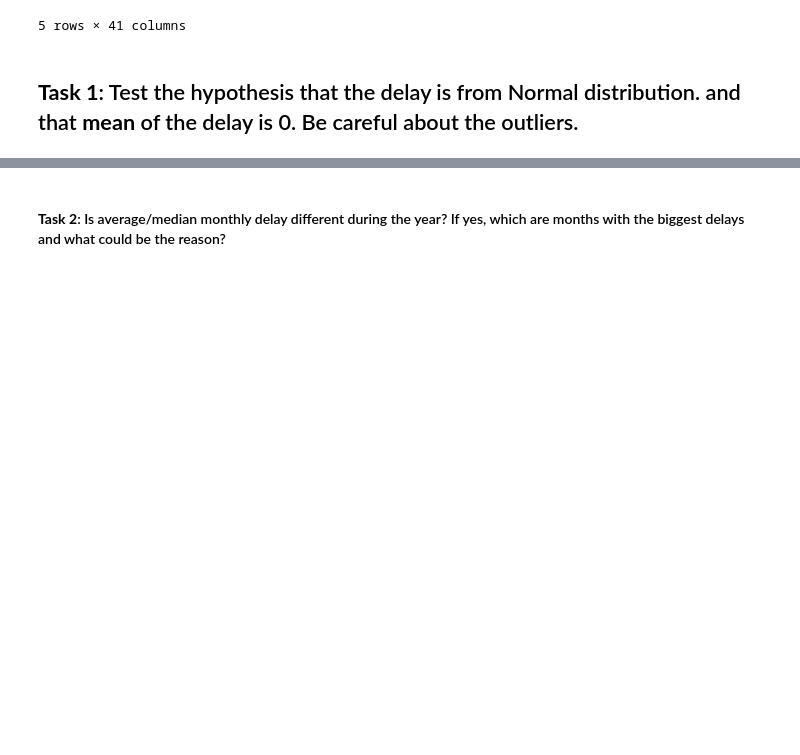
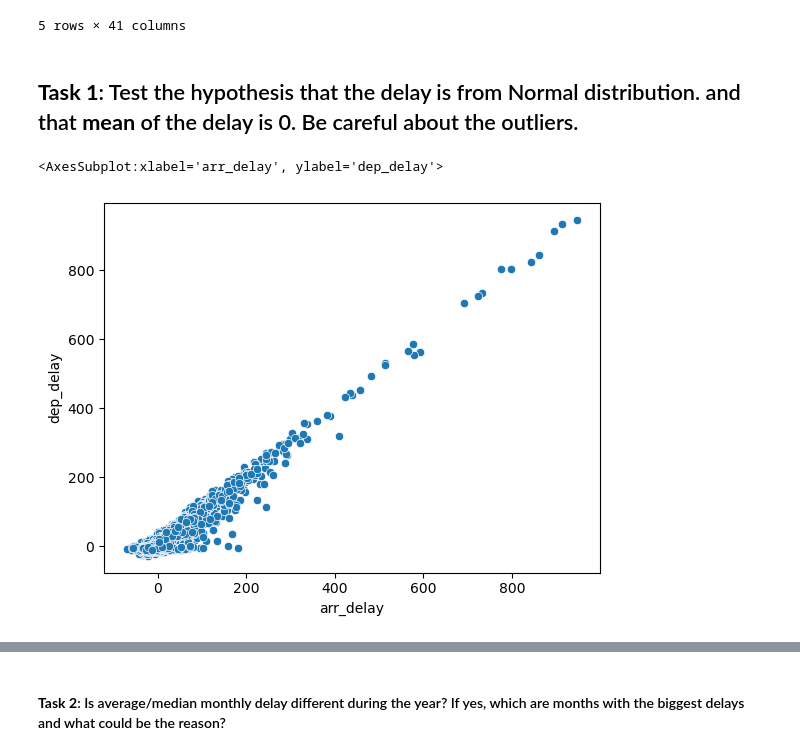
Before and after one commit to BRCanada/Flight-Delay-Prediction, a Jupyter notebook: Flight_Data_Exploration_BR.ipynb, the cells around one changed output, grey strips where cells are left out. Cells and saved outputs as stored; diff of their text form; code cells hidden in the pictures; blank space fills up the shorter version.

```diff
--- a/Flight_Data_Exploration_BR.ipynb
+++ b/Flight_Data_Exploration_BR.ipynb
@@ -70,5 +70,10 @@ data.head()
 5 rows × 41 columns
 # %% [markdown]
 ## **Task 1**: Test the hypothesis that the delay is from Normal distribution. and that **mean** of the delay is 0. Be careful about the outliers.
+# %%
+sns.scatterplot(data, x='arr_delay', y='dep_delay')
+# %% [output]
+<AxesSubplot:xlabel='arr_delay', ylabel='dep_delay'>
+[figure, added]
 # %%
 # Isolate the rows that ONLY have an arrival or departure delay
```
Also changed, not shown: parts of 30 cells of this notebook.
